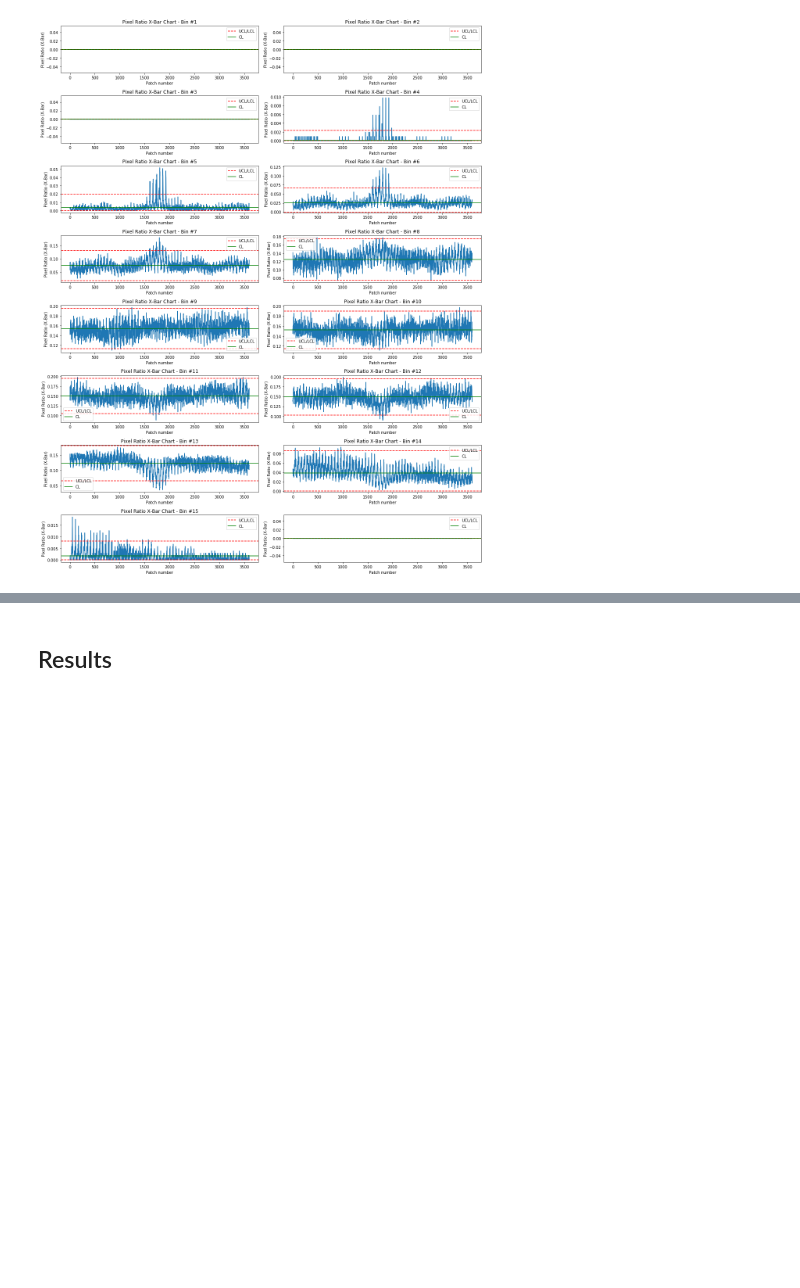
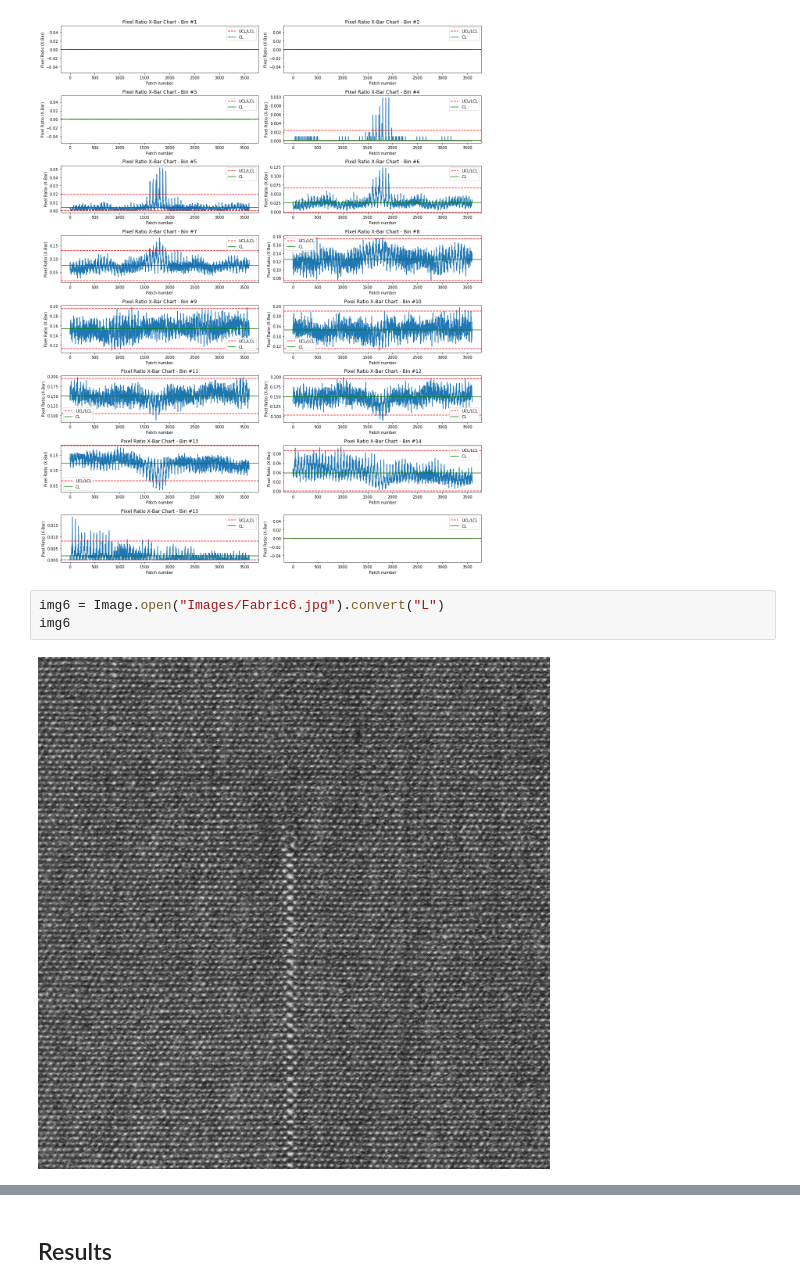
Before and after one commit to BU-IE-582/fall19-akinelden, a Jupyter notebook: Project_Part3/Part3.ipynb, the cells around one changed output, grey strips where cells are left out. Drawn from its saved outputs; the diff is of its cells as text; blank space fills up the shorter version.

```diff
--- a/Project_Part3/Part3.ipynb
+++ b/Project_Part3/Part3.ipynb
@@ -144,3 +144,8 @@ plotPixelRatios(img2_pix_ratios)
 plotXBarChart(patches2_pix_ratios)
 # %% [output]
 [figure]
+# %%
+img6 = Image.open("Images/Fabric6.jpg").convert("L")
+img6
+# %% [output]
+[figure, added]
```
Also changed, not shown: parts of 3 cells of this notebook.
